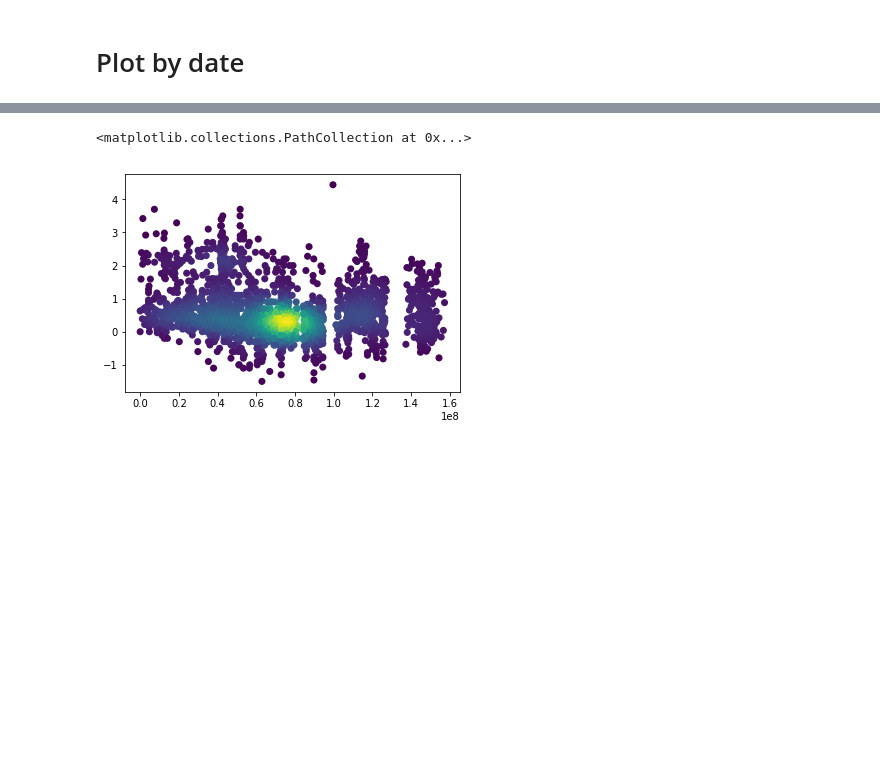
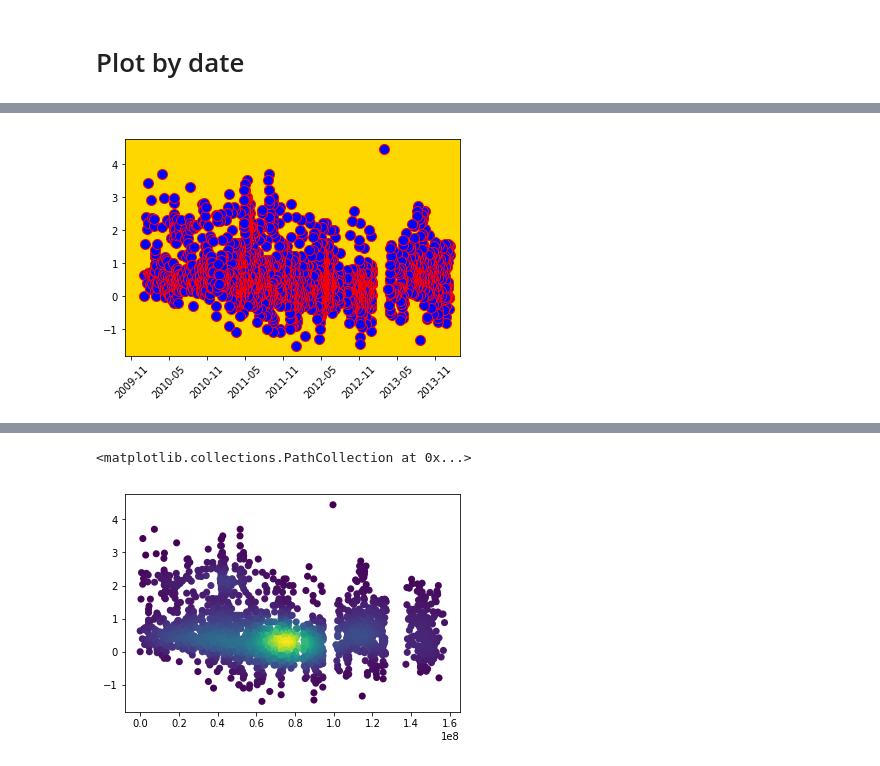
Before and after one commit to k-olsen/Earthquake_Analysis, a Jupyter notebook: Socorro_Magma_Body_Earthquakes_(4).ipynb, the cells around one changed output, grey strips where cells are left out. Cells and saved outputs as stored; diff of their text form; code cells hidden in the pictures; blank space fills up the shorter version.

```diff
--- a/Socorro_Magma_Body_Earthquakes_(4).ipynb
+++ b/Socorro_Magma_Body_Earthquakes_(4).ipynb
@@ -352,0 +376,2 @@ Your turn to make some figures. Tips are given within the cells below.
+# %%
+x = ymd
@@ -352,0 +388,2 @@ Your turn to make some figures. Tips are given within the cells below.
+# %%
+y = mag
@@ -353,14 +401,30 @@ Your turn to make some figures. Tips are given within the cells below.
+# %%
+# Edit the variables below to change the appearance of this plot, then Shift + Enter to run this cell
+
+# Color of the dots on your scatter plot
+facecolor = 'blue' #change 'blue' to another color from the list above, but make sure the color is within 'quotes'.
+
+# Color of the dots' edges
+edgecolor = 'red' #change this to another color, too
+
+# Color of the plot's background
+background_color = 'gold'
 # %%
-# Make a scatter plot of earthquake magnitude on the y-asix vs. time on the x-axis.
+# Make a scatter plot of earthquake magnitude on the y-axis vs. time on the x-axis.
 # ymd is the variable containing a list of all earthquake dates
 # mag is the variable containing a list of all earthquake magnitudes
 
 
-plt.figure() #this defines a new figure
+fig = plt.figure() #this defines a new figure
 
-plt.scatter(x,y, edgecolor = 'black',color = 'blue') # x , y should be the variables you want to plot on those axes
+plt.scatter(x,y, edgecolor = edgecolor ,color = facecolor, s = 100) # x , y should be the variables you want to plot on those axes
 
 # plt.scatter(ymd,mag, edgecolor = 'black',color = 'blue') # the
-plt.ylabel('') # Label the y-axis. Words must be within 'quotes'
-plt.xlabel('') # Label the x-axis
-plt.xlim(2009,2013)
+
+# plt.xlim(2009,2013)
+plt.xlim(datetime.datetime(2009, 10, 1),datetime.datetime(2014, 2, 28))
+plt.xticks(rotation = 45)
+ax = plt.gca()
+ax.set_facecolor(background_color)
+# %% [output]
+[figure, added]
```
Also changed, not shown: parts of 58 cells of this notebook, 1 other file.
